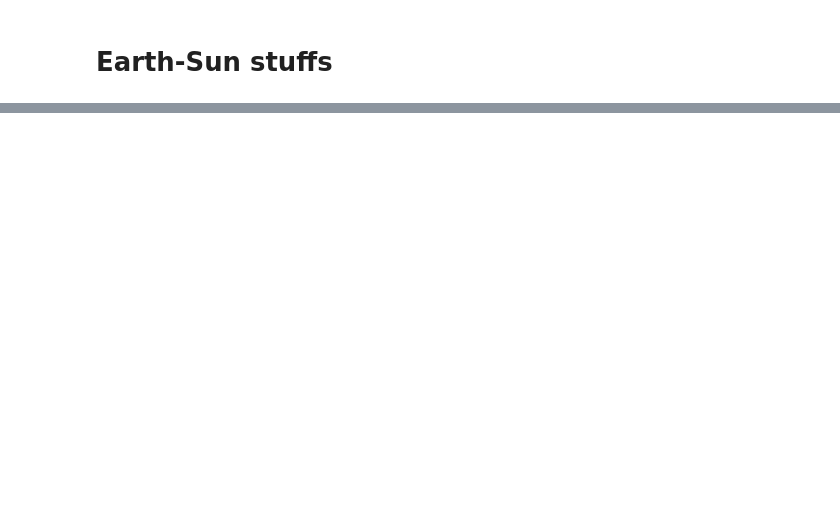
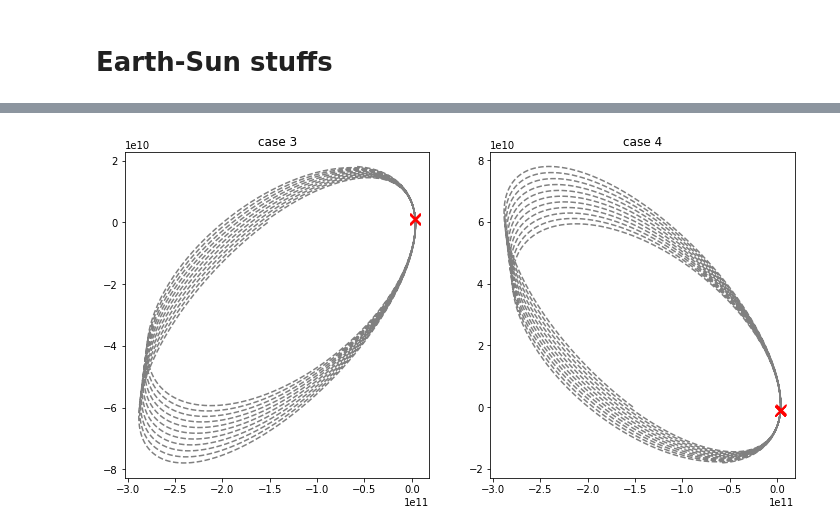
Before and after one commit to carlivas/Binary-Black-Hole-Orbitals, a Jupyter notebook: 04 POST MINKOWSKIAN EXPANSION/test.ipynb, the cells around one changed output, grey strips where cells are left out. Saved outputs shown, nothing was run; the diff lists cells and outputs as text; code cells hidden in the pictures; blank space fills up the shorter version.

```diff
--- a/04 POST MINKOWSKIAN EXPANSION/test.ipynb
+++ b/04 POST MINKOWSKIAN EXPANSION/test.ipynb
@@ -62,9 +90,0 @@ positions, momenta = run_model(s, t_max = t_max, dt = dt, DL = True, return_mome
-# %%
-t = range(int(res))
-S = slice(0, int(400))
-
-fig, ax = plt.subplots()
-# ax.set_aspect('equal')
-ax.plot(t[S], momenta[0,0,S]+momenta[1,0,S])
-ax.plot(t[S], np.abs(momenta[0,1,S]+momenta[1,1,S]))
-ax.plot(t[S], np.abs(momenta[0,2,S]+momenta[1,2,S]))
@@ -121,4 +132,0 @@ for i in range(4):
-# %%
-%run ./Functions_PM.ipynb
-for i in range(4):
-    orbPlotter(PMs[i], Ns[i], slice = M, filename = f'Sun system {1+i} (PM1)', DL = True)
@@ -124,0 +225,20 @@ for i in range(4):
+# %%
+%run ./Functions_PM.ipynb
+M = slice(0, 2800, 1)
+
+# j = 0
+# for i in [3,4]:
+#     orbPlotter(PM_positions[j], N_positions[j], slice = M, filename = f'Sun system {1+i} (PM1)', figsize=(15,5))
+#     # orbPlotter(PMs[i], slice = M, filename = f'Sun system {1+i} (PM1)')
+#     j+=1
+fig, axs = plt.subplots(1, len([3,4]), figsize=(12,6))
+j = 0
+for i in [3,4]:
+    axs[j].plot(PM_positions[j][0][0], PM_positions[j][0][1], '--', color='grey')
+    axs[j].title.set_text(f'case {i}')
+    for k in extrema[0]:
+        k = int(k)
+        axs[j].plot(PM_positions[j][0][0][k], PM_positions[j][0][1][k], 'rx', markersize=10)
+    j+=1
+# %% [output]
+[figure, added]
```
Also changed, not shown: parts of 9 cells of this notebook, 7 other files.
